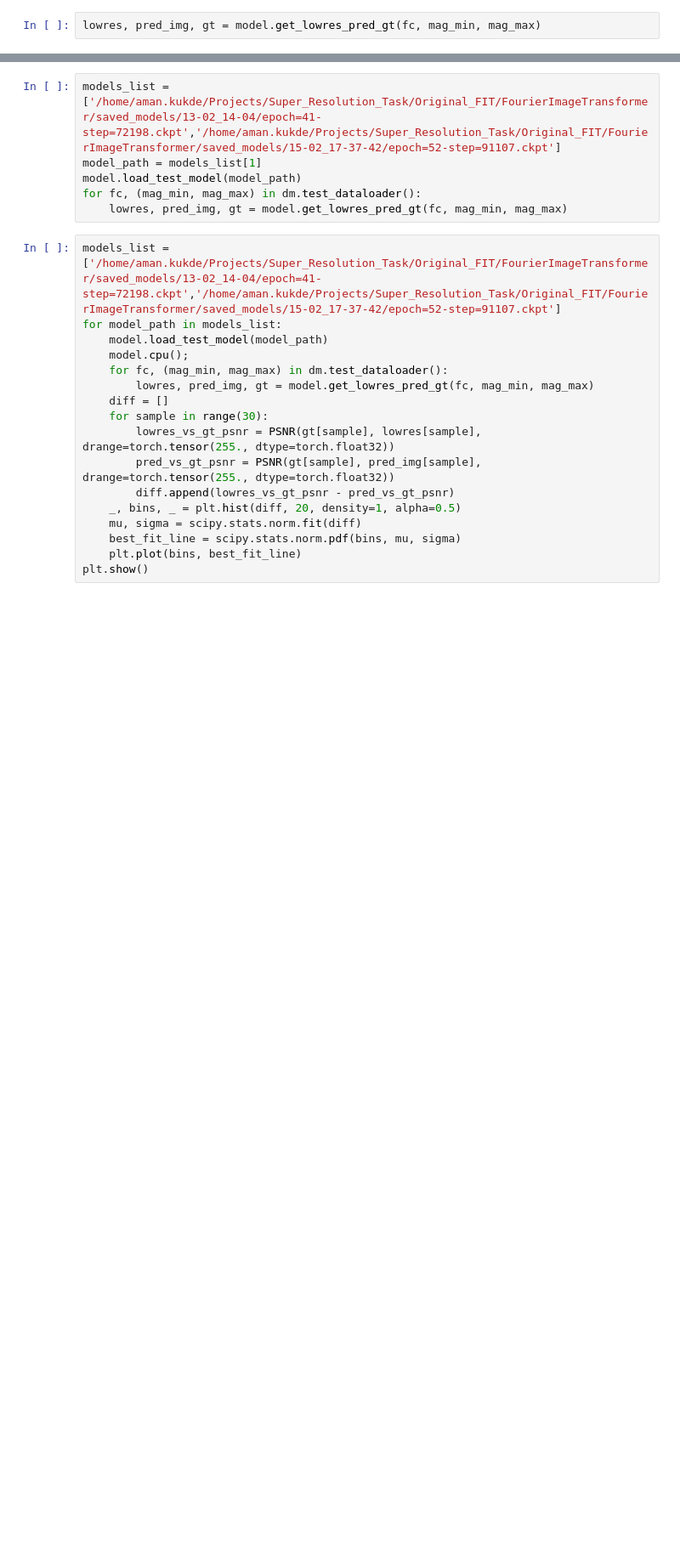
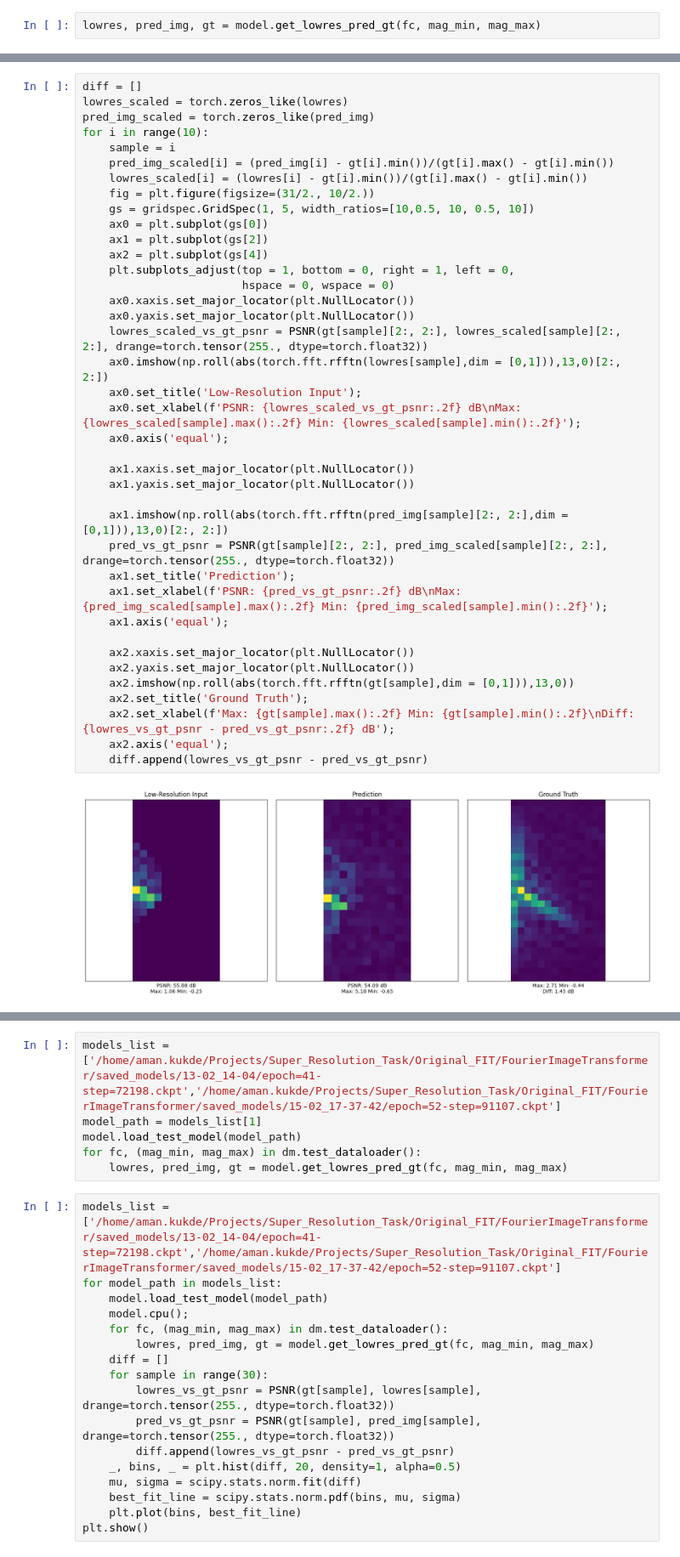
Before and after one commit to AmanKukde/FourierImageTransformer, a Jupyter notebook: examples/Super-Resolution - MNIST Example.ipynb, the cells around one changed output, grey strips where cells are left out. Shown at 85% size. Saved outputs shown, nothing was run; the diff lists cells and outputs as text; blank space fills up the shorter version.

```diff
--- a/examples/Super-Resolution - MNIST Example.ipynb
+++ b/examples/Super-Resolution - MNIST Example.ipynb
@@ -151,0 +162,41 @@ plt.close();plt.figure()
+# %%
+diff = []
+lowres_scaled = torch.zeros_like(lowres)
+pred_img_scaled = torch.zeros_like(pred_img)
+for i in range(10):
+    sample = i
+    pred_img_scaled[i] = (pred_img[i] - gt[i].min())/(gt[i].max() - gt[i].min())
+    lowres_scaled[i] = (lowres[i] - gt[i].min())/(gt[i].max() - gt[i].min())
+    fig = plt.figure(figsize=(31/2., 10/2.))
+    gs = gridspec.GridSpec(1, 5, width_ratios=[10,0.5, 10, 0.5, 10])
+    ax0 = plt.subplot(gs[0])
+    ax1 = plt.subplot(gs[2])
+    ax2 = plt.subplot(gs[4])
+    plt.subplots_adjust(top = 1, bottom = 0, right = 1, left = 0,
+                        hspace = 0, wspace = 0)
+    ax0.xaxis.set_major_locator(plt.NullLocator())
+    ax0.yaxis.set_major_locator(plt.NullLocator())
+    lowres_scaled_vs_gt_psnr = PSNR(gt[sample][2:, 2:], lowres_scaled[sample][2:, 2:], drange=torch.tensor(255., dtype=torch.float32))
+    ax0.imshow(np.roll(abs(torch.fft.rfftn(lowres[sample],dim = [0,1])),13,0)[2:, 2:])
+    ax0.set_title('Low-Resolution Input');
+    ax0.set_xlabel(f'PSNR: {lowres_scaled_vs_gt_psnr:.2f} dB\nMax: {lowres_scaled[sample].max():.2f} Min: {lowres_scaled[sample].min():.2f}');
+    ax0.axis('equal');
+
+    ax1.xaxis.set_major_locator(plt.NullLocator())
+    ax1.yaxis.set_major_locator(plt.NullLocator())
+
+    ax1.imshow(np.roll(abs(torch.fft.rfftn(pred_img[sample][2:, 2:],dim = [0,1])),13,0)[2:, 2:])
+    pred_vs_gt_psnr = PSNR(gt[sample][2:, 2:], pred_img_scaled[sample][2:, 2:], drange=torch.tensor(255., dtype=torch.float32))
+    ax1.set_title('Prediction');
+    ax1.set_xlabel(f'PSNR: {pred_vs_gt_psnr:.2f} dB\nMax: {pred_img_scaled[sample].max():.2f} Min: {pred_img_scaled[sample].min():.2f}');
+    ax1.axis('equal');
+
+    ax2.xaxis.set_major_locator(plt.NullLocator())
+    ax2.yaxis.set_major_locator(plt.NullLocator())
+    ax2.imshow(np.roll(abs(torch.fft.rfftn(gt[sample],dim = [0,1])),13,0))
+    ax2.set_title('Ground Truth');
+    ax2.set_xlabel(f'Max: {gt[sample].max():.2f} Min: {gt[sample].min():.2f}\nDiff: {lowres_vs_gt_psnr - pred_vs_gt_psnr:.2f} dB');
+    ax2.axis('equal');
+    diff.append(lowres_vs_gt_psnr - pred_vs_gt_psnr)
+# %% [output]
+[figure, added]
```
Also changed, not shown: parts of 12 cells of this notebook, 11 other files.
